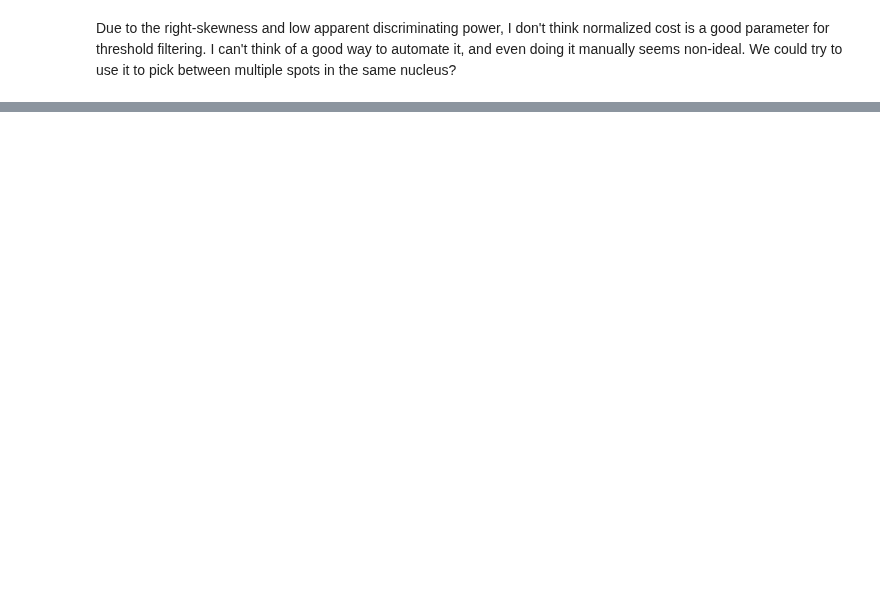
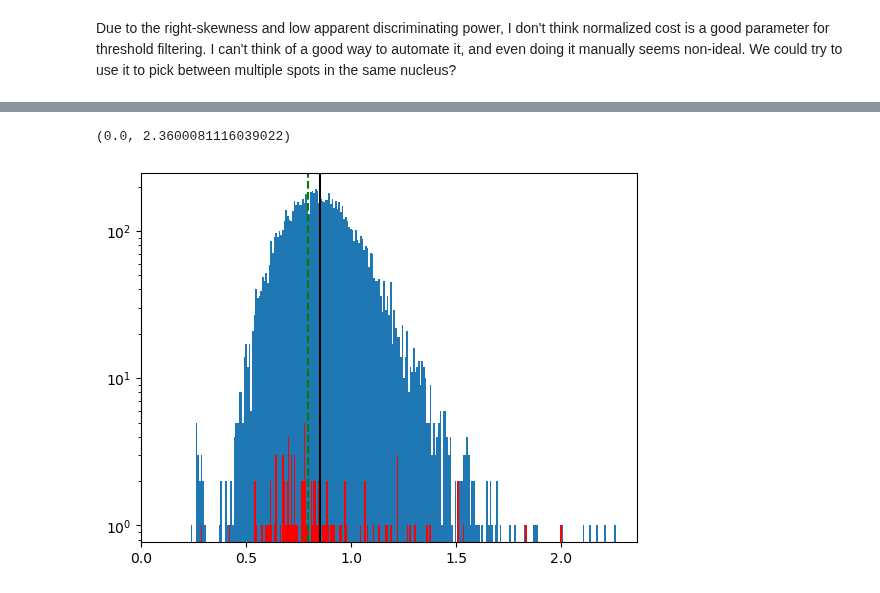
Before and after one commit to GarciaLab/transcription_pipeline, a Jupyter notebook: test.ipynb, the cells around one changed output, grey strips where cells are left out. Drawn from its saved outputs; the diff is of its cells as text; code cells hidden in the pictures; blank space fills up the shorter version.

```diff
--- a/test.ipynb
+++ b/test.ipynb
@@ -299,0 +329,21 @@ After some messing around, I think it might be best to implement a very lax thre
+# %%
+extranuclear_spots = spot_dataframe[spot_dataframe["particle"] == 0]
+# %%
+bins_sigma_z, hist_sigma_z, plot_sigma_z = plt.hist(
+    spot_dataframe["sigma_z"], bins=256, log=True
+)
+median_z = spot_dataframe["sigma_z"].median()
+
+fence_factor = 2.5
+plt.axvline(x=median_z, color="k")
+
+bins_sigma_z_ext, hist_sigma_z_ext, plot_sigma_z_ext = plt.hist(
+    extranuclear_spots["sigma_z"], bins=256, log=True, color="r"
+)
+median_z_ext = extranuclear_spots["sigma_z"].median()
+plt.axvline(x=median_z_ext, color="g", linestyle="--")
+
+plt.xlim(0)
+# %% [output]
+(0.0, 2.3600081116039022)
+[figure, added]
```
Also changed, not shown: parts of 16 cells of this notebook, 1 other file.
